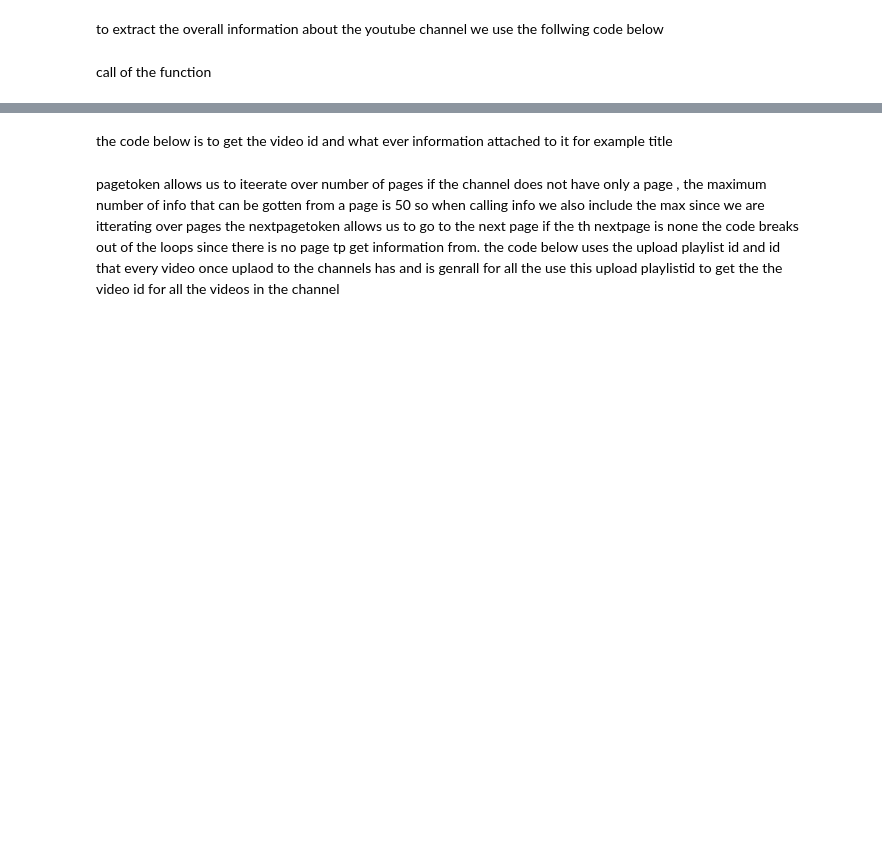
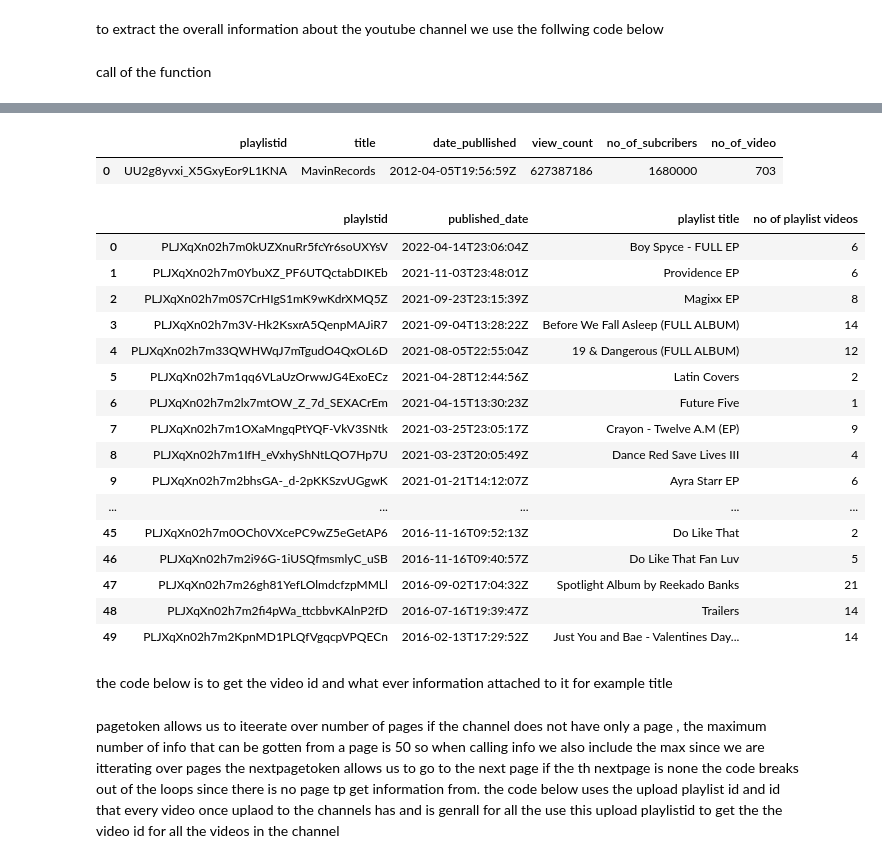
Before and after one commit to Tolubaba/porfolio-projects, a Jupyter notebook: Copy_of_mavins_youtube_api_stats.ipynb, the cells around one changed output, grey strips where cells are left out. Saved outputs shown, nothing was run; the diff lists cells and outputs as text; code cells hidden in the pictures; blank space fills up the shorter version.

```diff
--- a/Copy_of_mavins_youtube_api_stats.ipynb
+++ b/Copy_of_mavins_youtube_api_stats.ipynb
@@ -50,0 +53,5 @@ videos()
+# %%
+overall
+# %% [output]
+|  | playlistid | title | date_publlished | view_count | no_of_subcribers | no_of_video |
+| 0 | UU2g8yvxi_X5GxyEor9L1KNA | MavinRecords | 2012-04-05T19:56:59Z | 627387186 | 1680000 | 703 |
@@ -72,0 +90,20 @@ while True:
+# %%
+playlist()
+# %% [output]
+|  | playlstid | published_date | playlist title | no of playlist videos |
+| 0 | PLJXqXn02h7m0kUZXnuRr5fcYr6soUXYsV | 2022-04-14T23:06:04Z | Boy Spyce - FULL EP | 6 |
+| 1 | PLJXqXn02h7m0YbuXZ_PF6UTQctabDIKEb | 2021-11-03T23:48:01Z | Providence EP | 6 |
+| 2 | PLJXqXn02h7m0S7CrHIgS1mK9wKdrXMQ5Z | 2021-09-23T23:15:39Z | Magixx EP | 8 |
+| 3 | PLJXqXn02h7m3V-Hk2KsxrA5QenpMAJiR7 | 2021-09-04T13:28:22Z | Before We Fall Asleep (FULL ALBUM) | 14 |
+| 4 | PLJXqXn02h7m33QWHWqJ7mTgudO4QxOL6D | 2021-08-05T22:55:04Z | 19 & Dangerous (FULL ALBUM) | 12 |
+| 5 | PLJXqXn02h7m1qq6VLaUzOrwwJG4ExoECz | 2021-04-28T12:44:56Z | Latin Covers | 2 |
+| 6 | PLJXqXn02h7m2lx7mtOW_Z_7d_SEXACrEm | 2021-04-15T13:30:23Z | Future Five | 1 |
+| 7 | PLJXqXn02h7m1OXaMngqPtYQF-VkV3SNtk | 2021-03-25T23:05:17Z | Crayon - Twelve A.M (EP) | 9 |
+| 8 | PLJXqXn02h7m1IfH_eVxhyShNtLQO7Hp7U | 2021-03-23T20:05:49Z | Dance Red Save Lives III | 4 |
+| 9 | PLJXqXn02h7m2bhsGA-_d-2pKKSzvUGgwK | 2021-01-21T14:12:07Z | Ayra Starr EP | 6 |
+| ... | ... | ... | ... | ... |
+| 45 | PLJXqXn02h7m0OCh0VXcePC9wZ5eGetAP6 | 2016-11-16T09:52:13Z | Do Like That | 2 |
+| 46 | PLJXqXn02h7m2i96G-1iUSQfmsmlyC_uSB | 2016-11-16T09:40:57Z | Do Like That Fan Luv | 5 |
+| 47 | PLJXqXn02h7m26gh81YefLOlmdcfzpMMLl | 2016-09-02T17:04:32Z | Spotlight Album by Reekado Banks | 21 |
+| 48 | PLJXqXn02h7m2fi4pWa_ttcbbvKAlnP2fD | 2016-07-16T19:39:47Z | Trailers | 14 |
+| 49 | PLJXqXn02h7m2KpnMD1PLQfVgqcpVPQECn | 2016-02-13T17:29:52Z | Just You and Bae - Valentines Day... | 14 |
```
Also changed, not shown: parts of 6 cells of this notebook.
